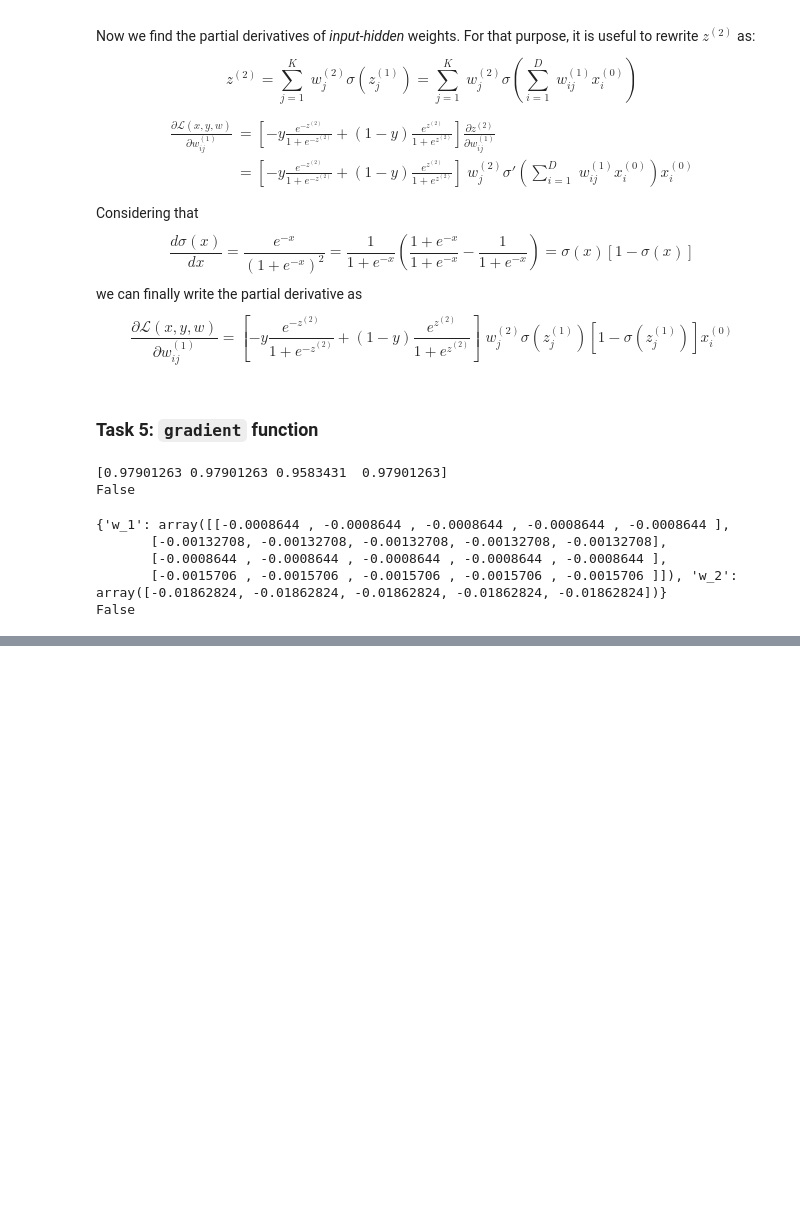
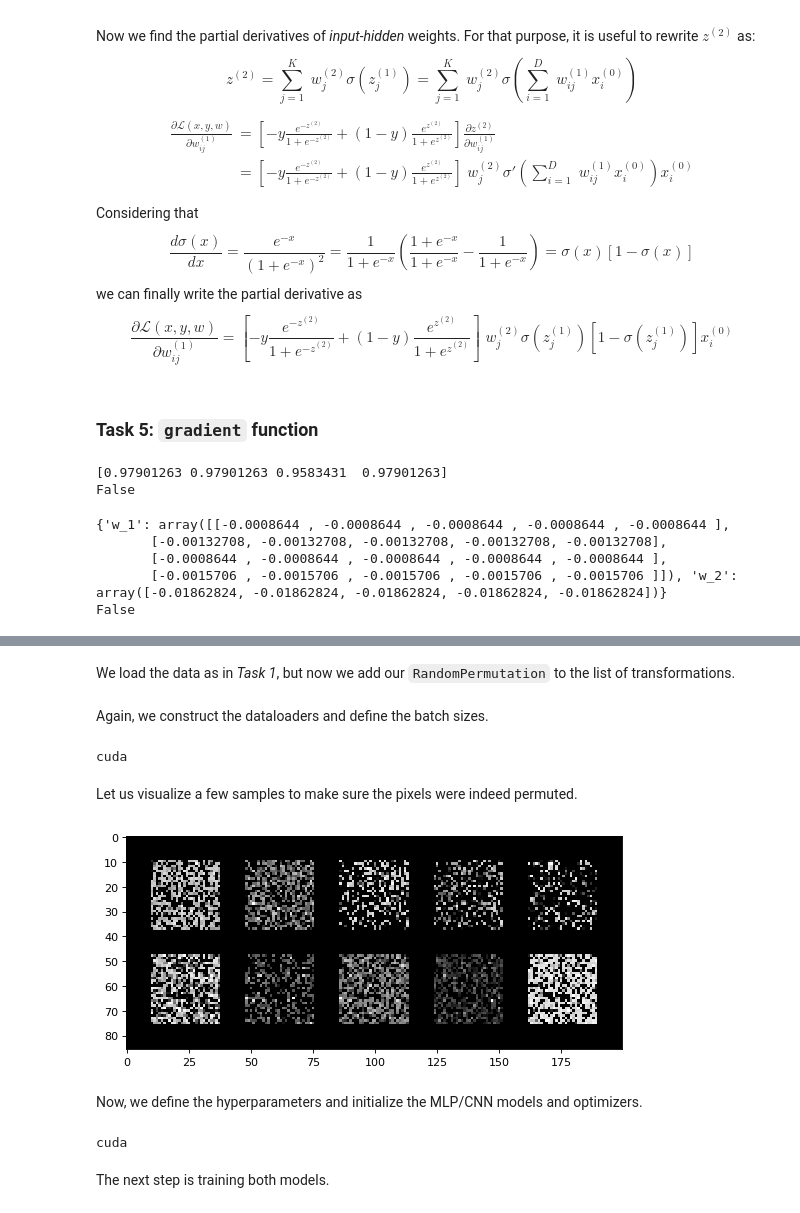
Before and after one commit to rluka/FundamentalLearningEPFL, a Jupyter notebook: Homeworks/Homework3/luka_radic_354502_HW3.ipynb, the cells around one changed output, grey strips where cells are left out. Saved outputs shown, nothing was run; the diff lists cells and outputs as text; code cells hidden in the pictures; blank space fills up the shorter version.

```diff
--- a/Homeworks/Homework3/luka_radic_354502_HW3.ipynb
+++ b/Homeworks/Homework3/luka_radic_354502_HW3.ipynb
@@ -165,0 +639,2 @@ False
+# %% [markdown]
+We load the data as in *Task 1*, but now we add our `RandomPermutation` to the list of transformations.
@@ -165,0 +671,68 @@ False
+# %% [markdown]
+Again, we construct the dataloaders and define the batch sizes.
+# %%
+# Define the hyperparameters
+BATCH_SIZE = 1024
+TEST_BATCH_SIZE = 1024
+
+# Find out which device is available
+DEVICE = torch.device("cuda" if torch.cuda.is_available() else "cpu")
+print(DEVICE)
+
+# construct the dataloader for the traininig dataset.
+# Here we shuffle the data to promote stochasticity.
+train_dataloader = DataLoader(
+    dataset=train_dataset,
+    batch_size=BATCH_SIZE,
+    shuffle=True,
+    num_workers=2)
+
+valid_dataloader = DataLoader(
+    dataset=valid_dataset,
+    batch_size=TEST_BATCH_SIZE,
+    shuffle=False,
+    num_workers=2)
+
+# Construct the dataloader for the testing dataset.
+test_dataloader = DataLoader(
+    dataset=test_dataset,
+    batch_size=TEST_BATCH_SIZE,
+    shuffle=False,
+    num_workers=2)
+# %% [output]
+cuda
+# %% [markdown]
+Let us visualize a few samples to make sure the pixels were indeed permuted.
+# %%
+# Get the first 10 images of the train dataset. Hint: use next(), iter()
+images = next(iter(train_dataloader))[0][:10]
+grid = torchvision.utils.make_grid(images, nrow=5, padding=10)
+
+def show(img):
+    npimg = img.numpy()
+    plt.figure(figsize=(8,6), dpi=80)
+    plt.imshow(np.transpose(npimg, (1,2,0)), interpolation='nearest')
+
+show(grid)
+# %% [output]
+[figure, added]
+# %% [markdown]
+Now, we define the hyperparameters and initialize the MLP/CNN models and optimizers.
+# %%
+LEARNING_RATE = 0.01
+MOMENTUM = 0.9
+EPOCHS = 20
+
+# Find out which device is available
+DEVICE = torch.device("cuda" if torch.cuda.is_available() else "cpu")
+print(DEVICE)
+
+model_mlp = Net().to(DEVICE)
+model_cnn = CNN().to(DEVICE)
+
+optimizer_mlp = optim.SGD(model_mlp.parameters(), lr=LEARNING_RATE, momentum=MOMENTUM, nesterov=True)
+optimizer_cnn = optim.SGD(model_cnn.parameters(), lr=LEARNING_RATE, momentum=MOMENTUM, nesterov=True)
+# %% [output]
+cuda
+# %% [markdown]
+The next step is training both models.
```
Also changed, not shown: parts of 71 cells of this notebook.
